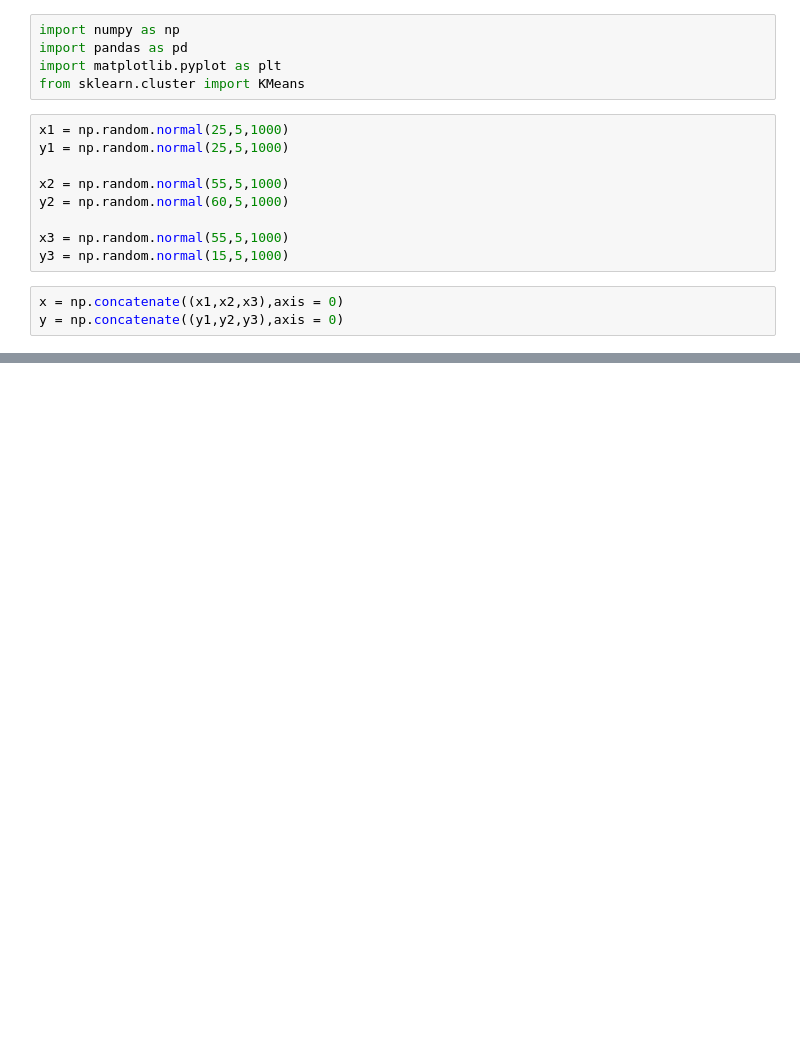
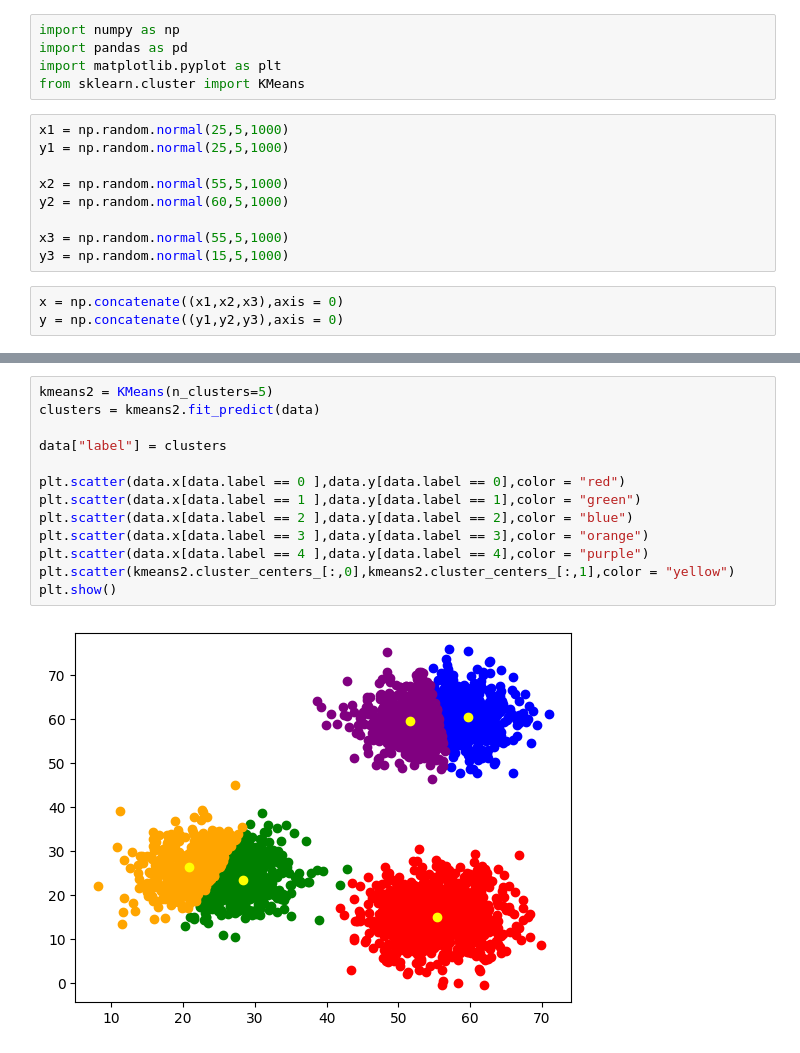
Before and after one commit to 2017710206255MN/Machine-Learning, a Jupyter notebook: Week_13_KMeans_Tutorial.ipynb, the cells around one changed output, grey strips where cells are left out. Drawn from its saved outputs; the diff is of its cells as text; blank space fills up the shorter version.

```diff
--- a/Week_13_KMeans_Tutorial.ipynb
+++ b/Week_13_KMeans_Tutorial.ipynb
@@ -57,0 +58,15 @@ plt.show()
+# %%
+kmeans2 = KMeans(n_clusters=5)
+clusters = kmeans2.fit_predict(data)
+
+data["label"] = clusters
+
+plt.scatter(data.x[data.label == 0 ],data.y[data.label == 0],color = "red")
+plt.scatter(data.x[data.label == 1 ],data.y[data.label == 1],color = "green")
+plt.scatter(data.x[data.label == 2 ],data.y[data.label == 2],color = "blue")
+plt.scatter(data.x[data.label == 3 ],data.y[data.label == 3],color = "orange")
+plt.scatter(data.x[data.label == 4 ],data.y[data.label == 4],color = "purple")
+plt.scatter(kmeans2.cluster_centers_[:,0],kmeans2.cluster_centers_[:,1],color = "yellow")
+plt.show()
+# %% [output]
+[figure, added]
```
Also changed, not shown: parts of 3 cells of this notebook.
